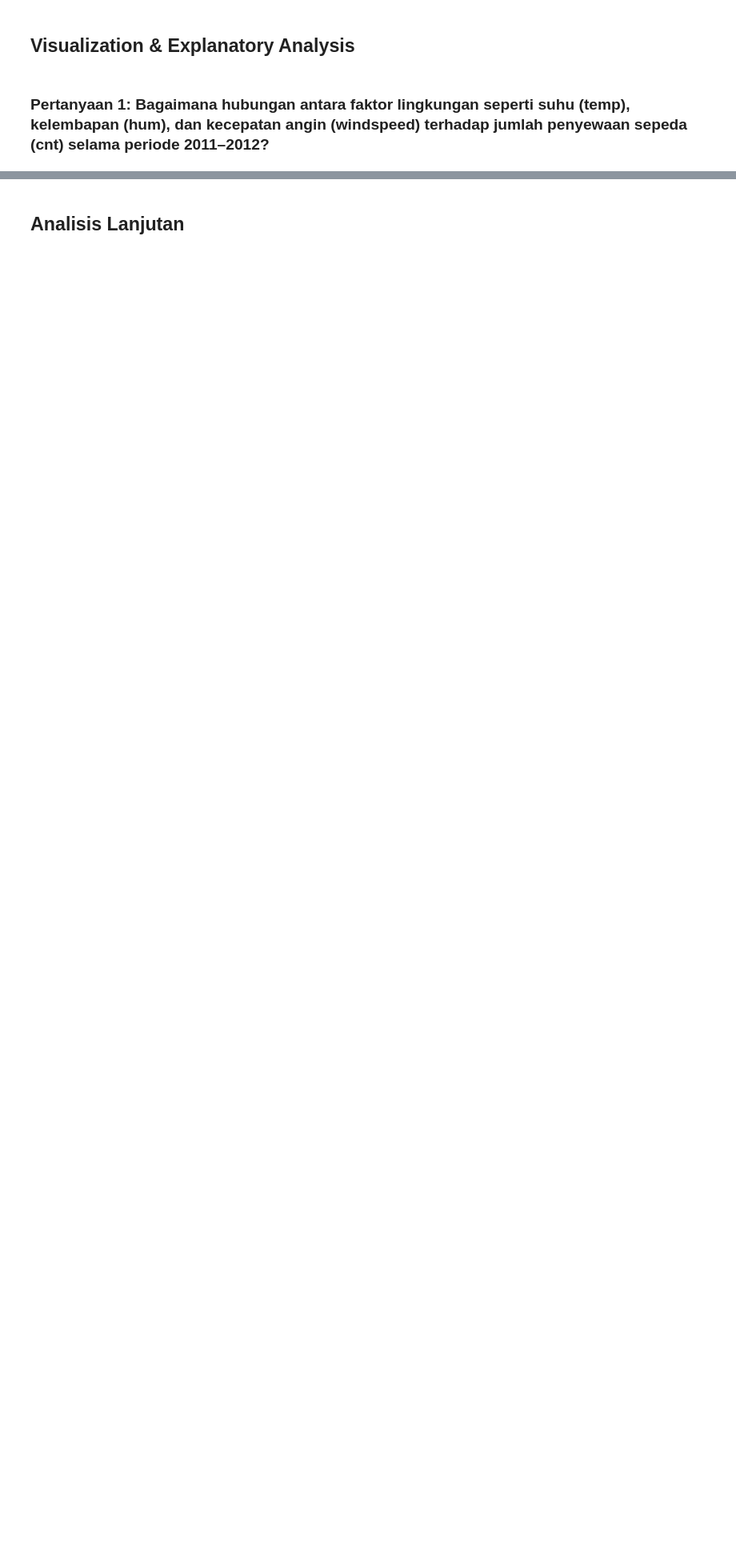
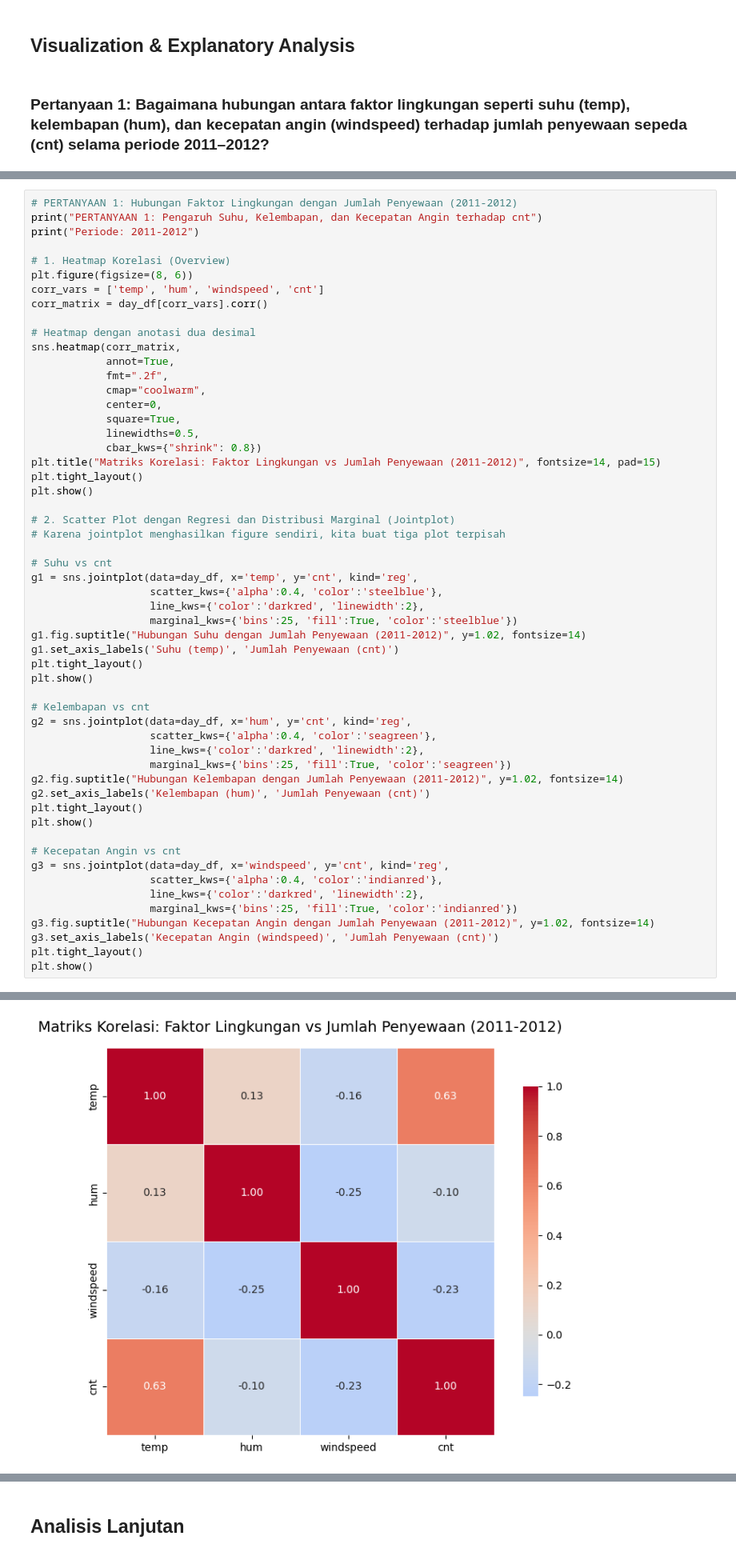
Before and after one commit to ridhoakfa/Bike-Sharing-Dashboard, a Jupyter notebook: notebook.ipynb, the cells around one changed output, grey strips where cells are left out. Shown at 80% size. Cells and saved outputs as stored; diff of their text form; blank space fills up the shorter version.

```diff
--- a/notebook.ipynb
+++ b/notebook.ipynb
@@ -984,0 +826,56 @@ The `ci` parameter is deprecated. Use `errorbar=None` for the same effect.
+# %%
+# PERTANYAAN 1: Hubungan Faktor Lingkungan dengan Jumlah Penyewaan (2011-2012)
+print("PERTANYAAN 1: Pengaruh Suhu, Kelembapan, dan Kecepatan Angin terhadap cnt")
+print("Periode: 2011-2012")
+
+# 1. Heatmap Korelasi (Overview)
+plt.figure(figsize=(8, 6))
+corr_vars = ['temp', 'hum', 'windspeed', 'cnt']
+corr_matrix = day_df[corr_vars].corr()
+
+# Heatmap dengan anotasi dua desimal
+sns.heatmap(corr_matrix,
+            annot=True,
+            fmt=".2f",
+            cmap="coolwarm",
+            center=0,
+            square=True,
+            linewidths=0.5,
+            cbar_kws={"shrink": 0.8})
+plt.title("Matriks Korelasi: Faktor Lingkungan vs Jumlah Penyewaan (2011-2012)", fontsize=14, pad=15)
+plt.tight_layout()
+plt.show()
+
+# 2. Scatter Plot dengan Regresi dan Distribusi Marginal (Jointplot)
+# Karena jointplot menghasilkan figure sendiri, kita buat tiga plot terpisah
+
+# Suhu vs cnt
+g1 = sns.jointplot(data=day_df, x='temp', y='cnt', kind='reg',
+                   scatter_kws={'alpha':0.4, 'color':'steelblue'},
+                   line_kws={'color':'darkred', 'linewidth':2},
+                   marginal_kws={'bins':25, 'fill':True, 'color':'steelblue'})
+g1.fig.suptitle("Hubungan Suhu dengan Jumlah Penyewaan (2011-2012)", y=1.02, fontsize=14)
+g1.set_axis_labels('Suhu (temp)', 'Jumlah Penyewaan (cnt)')
+plt.tight_layout()
+plt.show()
+
+# Kelembapan vs cnt
+g2 = sns.jointplot(data=day_df, x='hum', y='cnt', kind='reg',
+                   scatter_kws={'alpha':0.4, 'color':'seagreen'},
+                   line_kws={'color':'darkred', 'linewidth':2},
+                   marginal_kws={'bins':25, 'fill':True, 'color':'seagreen'})
+g2.fig.suptitle("Hubungan Kelembapan dengan Jumlah Penyewaan (2011-2012)", y=1.02, fontsize=14)
+g2.set_axis_labels('Kelembapan (hum)', 'Jumlah Penyewaan (cnt)')
+plt.tight_layout()
+plt.show()
+
+# Kecepatan Angin vs cnt
+g3 = sns.jointplot(data=day_df, x='windspeed', y='cnt', kind='reg',
+                   scatter_kws={'alpha':0.4, 'color':'indianred'},
+                   line_kws={'color':'darkred', 'linewidth':2},
+                   marginal_kws={'bins':25, 'fill':True, 'color':'indianred'})
+g3.fig.suptitle("Hubungan Kecepatan Angin dengan Jumlah Penyewaan (2011-2012)", y=1.02, fontsize=14)
+g3.set_axis_labels('Kecepatan Angin (windspeed)', 'Jumlah Penyewaan (cnt)')
+plt.tight_layout()
+plt.show()
+# %% [output]
@@ -984,0 +884 @@ The `ci` parameter is deprecated. Use `errorbar=None` for the same effect.
+[figure, added]
```
Also changed, not shown: parts of 13 cells of this notebook.
